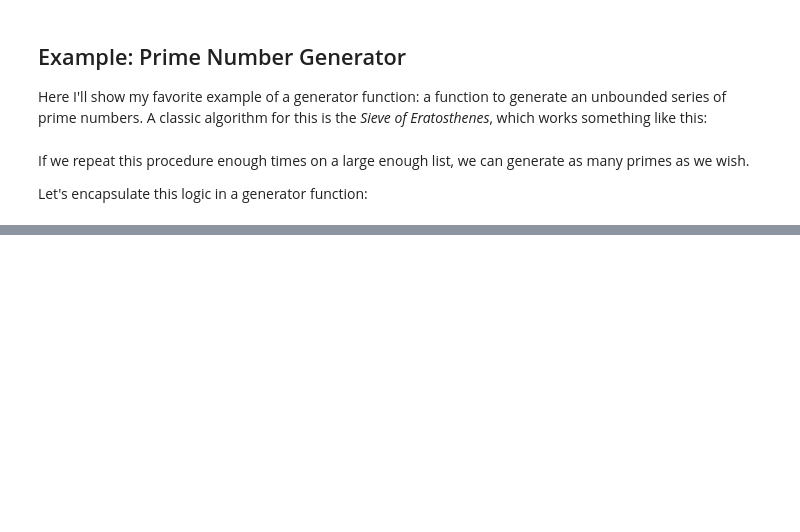
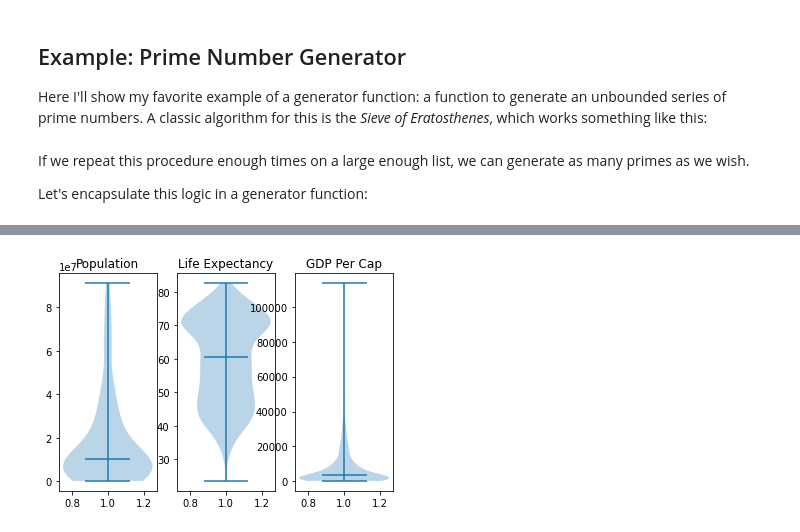
Before and after one commit to synapticrumble/demogit, a Jupyter notebook: 12-Generators.ipynb, the cells around one changed output, grey strips where cells are left out. Saved outputs shown, nothing was run; the diff lists cells and outputs as text; code cells hidden in the pictures; blank space fills up the shorter version.

```diff
--- a/12-Generators.ipynb
+++ b/12-Generators.ipynb
@@ -191,0 +223,5 @@ While this is certainly not the most computationally efficient implementation of
+# %%
+dataframe = dataframe.groupby("country").last()
+dataframe = dataframe.sort_values(by=["population"], ascending=False)
+dataframe = dataframe.iloc[10:]
+print(dataframe)
@@ -191,0 +244,19 @@ While this is certainly not the most computationally efficient implementation of
+# %%
+# Create figure with three axes
+fig, (ax1, ax2, ax3) = plt.subplots(nrows=1, ncols=3)
+
+# Plot violin plot on axes 1
+ax1.violinplot(dataframe.population, showmedians=True)
+ax1.set_title('Population')
+
+# Plot violin plot on axes 2
+ax2.violinplot(life_exp, showmedians=True)
+ax2.set_title('Life Expectancy')
+
+# Plot violin plot on axes 3
+ax3.violinplot(gdp_cap, showmedians=True)
+ax3.set_title('GDP Per Cap')
+
+plt.show()
+# %% [output]
+[figure, added]
```
Also changed, not shown: parts of 21 cells of this notebook, 11 other files.
